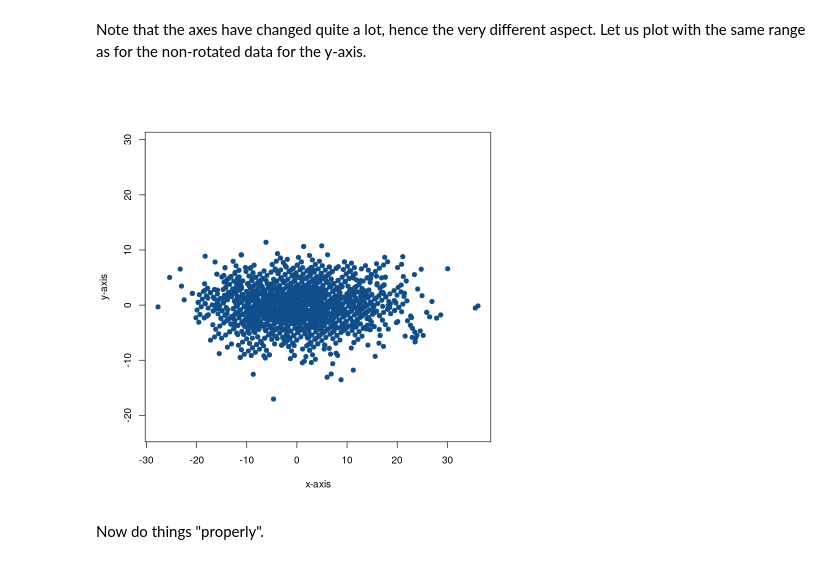
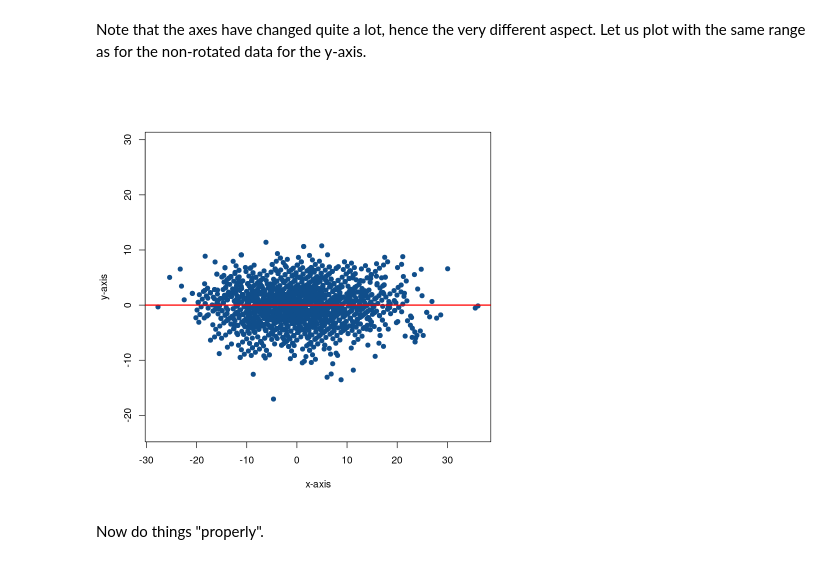
Before and after one commit to julien-arino/math-of-data-science, a Jupyter notebook: CODE/PCA_hockey_players.ipynb, the cells around one changed output. Cells and saved outputs as stored; diff of their text form; code cells hidden in the pictures.

```diff
--- a/CODE/PCA_hockey_players.ipynb
+++ b/CODE/PCA_hockey_players.ipynb
@@ -210,10 +210,11 @@ Note that the axes have changed quite a lot, hence the very different aspect. Le
 # %%
 plot(data$height.c_r, data$weight.c_r,
     pch = 19, col = "dodgerblue4",
     xlab = "x-axis", ylab = "y-axis",
     ylim = range(data$weight.c))
+abline(h = 0, col = "red", lwd = 2)
 # %% [output]
-[figure, old version]
+[figure, new version]
 # %% [markdown]
 Now do things "properly".
 # %%
```
Also changed, not shown: 4 other files.
